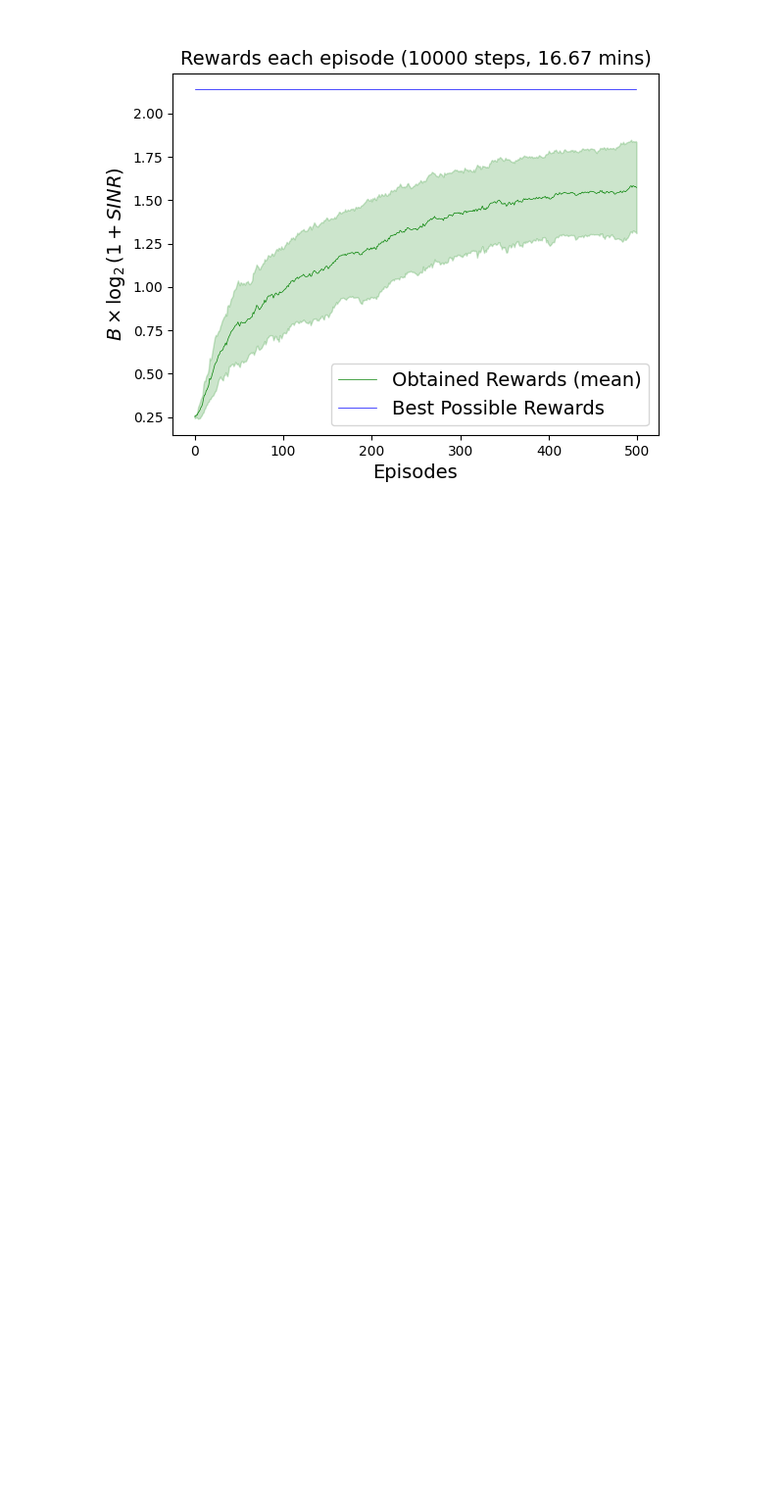
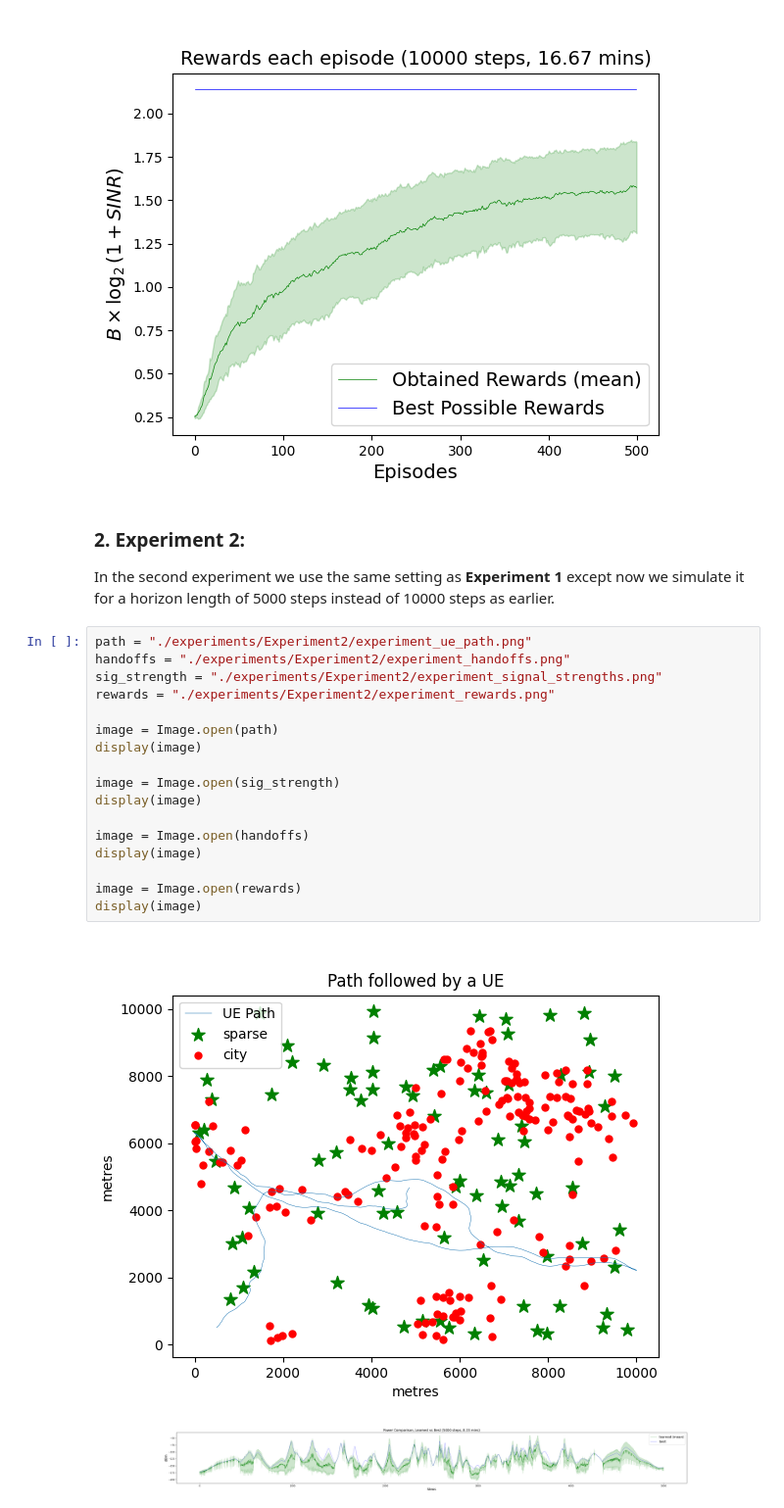
Before and after one commit to rbccps-iisc/theoretical_net_opt, a Jupyter notebook: empirical_results.ipynb, the cells around one changed output. Shown at 98% size. Saved outputs shown, nothing was run; the diff lists cells and outputs as text; blank space fills up the shorter version.

Commit message:
update experiments

```diff
--- a/empirical_results.ipynb
+++ b/empirical_results.ipynb
@@ -72,3 +76,27 @@ display(image)
 [figure]
 [figure]
 [figure]
+# %% [markdown]
+### 2. Experiment 2:
+
+In the second experiment we use the same setting as **Experiment 1** except now we simulate it for a horizon length of 5000 steps instead of 10000 steps as earlier.
+# %%
+path = "./experiments/Experiment2/experiment_ue_path.png"
+handoffs = "./experiments/Experiment2/experiment_handoffs.png"
+sig_strength = "./experiments/Experiment2/experiment_signal_strengths.png"
+rewards = "./experiments/Experiment2/experiment_rewards.png"
+
+image = Image.open(path)
+display(image)
+
+image = Image.open(sig_strength)
+display(image)
+
+image = Image.open(handoffs)
+display(image)
+
+image = Image.open(rewards)
+display(image)
+# %% [output]
+[figure, added]
+[figure, added]
```
Also changed, not shown: parts of 5 cells of this notebook, 17 other files.
